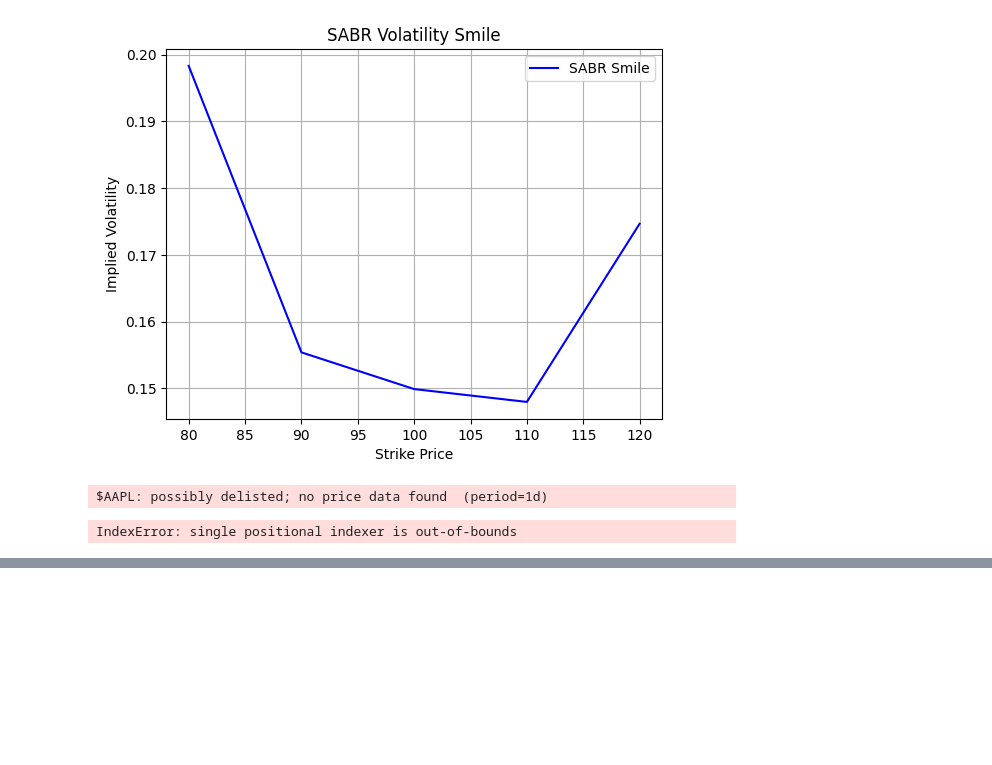
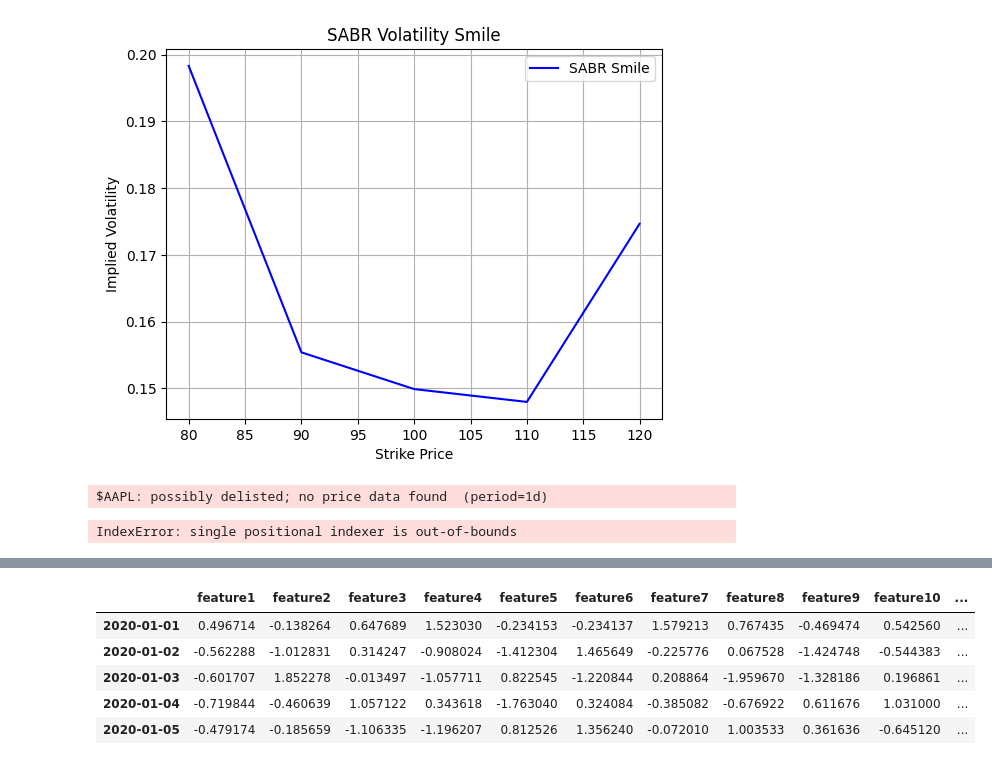
Before and after one commit to Antoinebattini/Deep_hedging_research, a Jupyter notebook: Deep_Hedging/Notebook_lab/SABR_grok.ipynb, the cells around one changed output, grey strips where cells are left out. Saved outputs shown, nothing was run; the diff lists cells and outputs as text; code cells hidden in the pictures; blank space fills up the shorter version.

```diff
--- a/Deep_Hedging/Notebook_lab/Untitled-1.ipynb
+++ b/Deep_Hedging/Notebook_lab/SABR_grok.ipynb
@@ -205,0 +247,33 @@ IndexError: single positional indexer is out-of-bounds
+# %%
+import pandas as pd
+import numpy as np
+
+# Set seed for reproducibility
+np.random.seed(42)
+
+# Generate a date range of 250 days
+dates = pd.date_range(start='2020-01-01', periods=250, freq='D')
+
+# Generate random data for 15 feature columns
+features = pd.DataFrame(np.random.randn(250, 15),
+                        columns=[f'feature{i+1}' for i in range(15)],
+                        index=dates)
+
+# Generate a random 'return' column
+returns = pd.Series(np.random.randn(250), index=dates, name='return')
+
+# Generate a random 'market_regime' column with values between 0 and 3
+market_regime = pd.Series(np.random.randint(0, 4, size=250), index=dates, name='market_regime')
+
+# Combine everything into one DataFrame
+df = pd.concat([features, returns, market_regime], axis=1)
+
+# Display the first few rows of the DataFrame
+df.head()
+# %% [output]
+|  | feature1 | feature2 | feature3 | feature4 | feature5 | feature6 | feature7 | feature8 | feature9 | feature10 | ... |
+| 2020-01-01 | 0.496714 | -0.138264 | 0.647689 | 1.523030 | -0.234153 | -0.234137 | 1.579213 | 0.767435 | -0.469474 | 0.542560 | ... |
+| 2020-01-02 | -0.562288 | -1.012831 | 0.314247 | -0.908024 | -1.412304 | 1.465649 | -0.225776 | 0.067528 | -1.424748 | -0.544383 | ... |
+| 2020-01-03 | -0.601707 | 1.852278 | -0.013497 | -1.057711 | 0.822545 | -1.220844 | 0.208864 | -1.959670 | -1.328186 | 0.196861 | ... |
+| 2020-01-04 | -0.719844 | -0.460639 | 1.057122 | 0.343618 | -1.763040 | 0.324084 | -0.385082 | -0.676922 | 0.611676 | 1.031000 | ... |
+| 2020-01-05 | -0.479174 | -0.185659 | -1.106335 | -1.196207 | 0.812526 | 1.356240 | -0.072010 | 1.003533 | 0.361636 | -0.645120 | ... |
```
Also changed, not shown: parts of 3 cells of this notebook.
